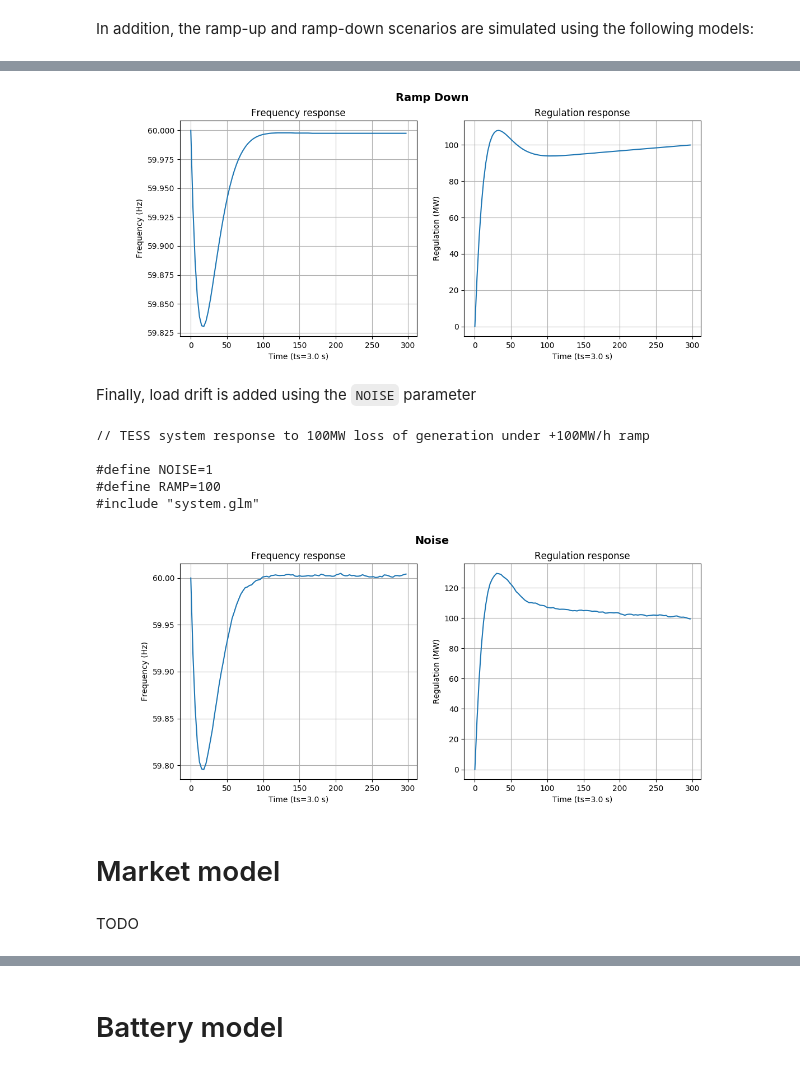
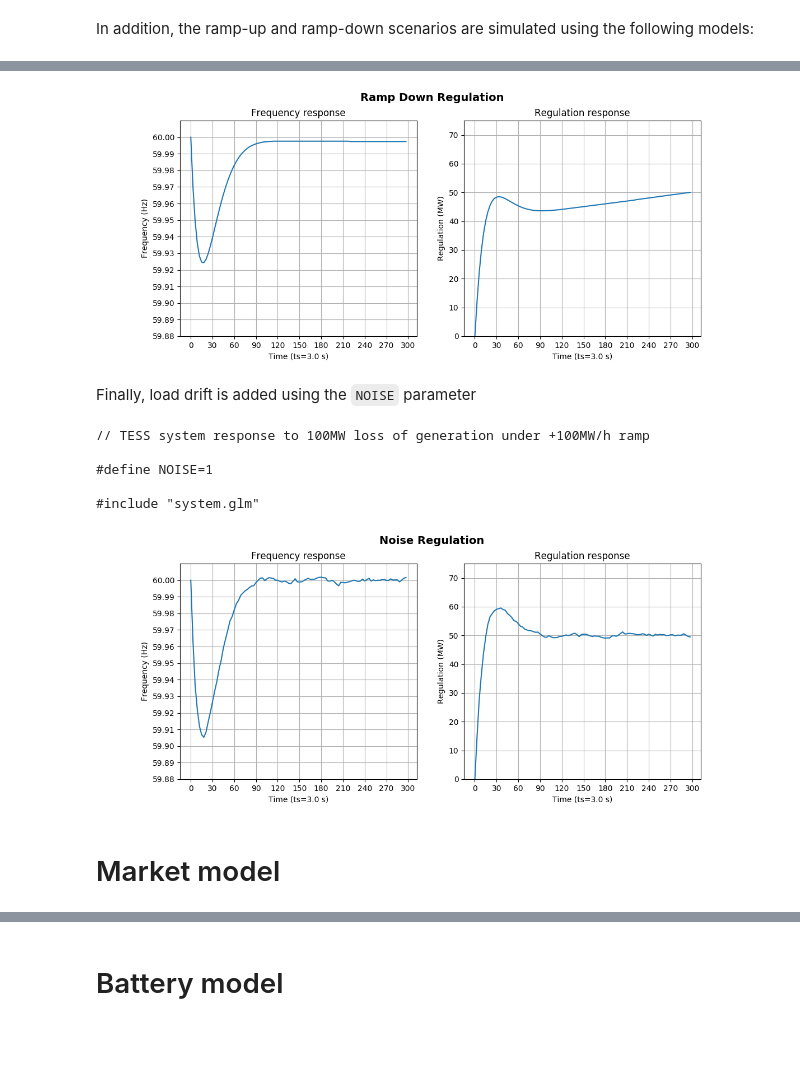
Before and after one commit to slacgismo/TESS, a Jupyter notebook: analysis/stability/TESS Stability Analysis.ipynb, the cells around one changed output, grey strips where cells are left out. Saved outputs shown, nothing was run; the diff lists cells and outputs as text; code cells hidden in the pictures; blank space fills up the shorter version.

```diff
--- a/analysis/stability/TESS Stability Analysis.ipynb
+++ b/analysis/stability/TESS Stability Analysis.ipynb
@@ -65,7 +66,7 @@ Image("png/ramp_up.png")
 # %%
 !cat ramp_down.glm
 !gridlabd ramp_down.glm
-Image("png/ramp_down.png")
+Image("regulation/ramp_down.png")
 # %% [output]
 // TESS system response to 100MW loss of generation under -100MW/h ramp
 
@@ -73,19 +75,17 @@ Image("png/ramp_down.png")
 #include "system.glm"
-[figure, old version]
+[figure, new version]
 # %% [markdown]
 Finally, load drift is added using the `NOISE` parameter
 # %%
 !cat noise.glm
 !gridlabd noise.glm
-Image("png/noise.png")
+Image("regulation/noise.png")
 # %% [output]
 // TESS system response to 100MW loss of generation under +100MW/h ramp
 
 #define NOISE=1
-#define RAMP=100
+
 #include "system.glm"
-[figure, old version]
+[figure, new version]
 # %% [markdown]
 # Market model
-# %% [markdown]
-TODO
```
Also changed, not shown: parts of 5 cells of this notebook, 2 other files.
